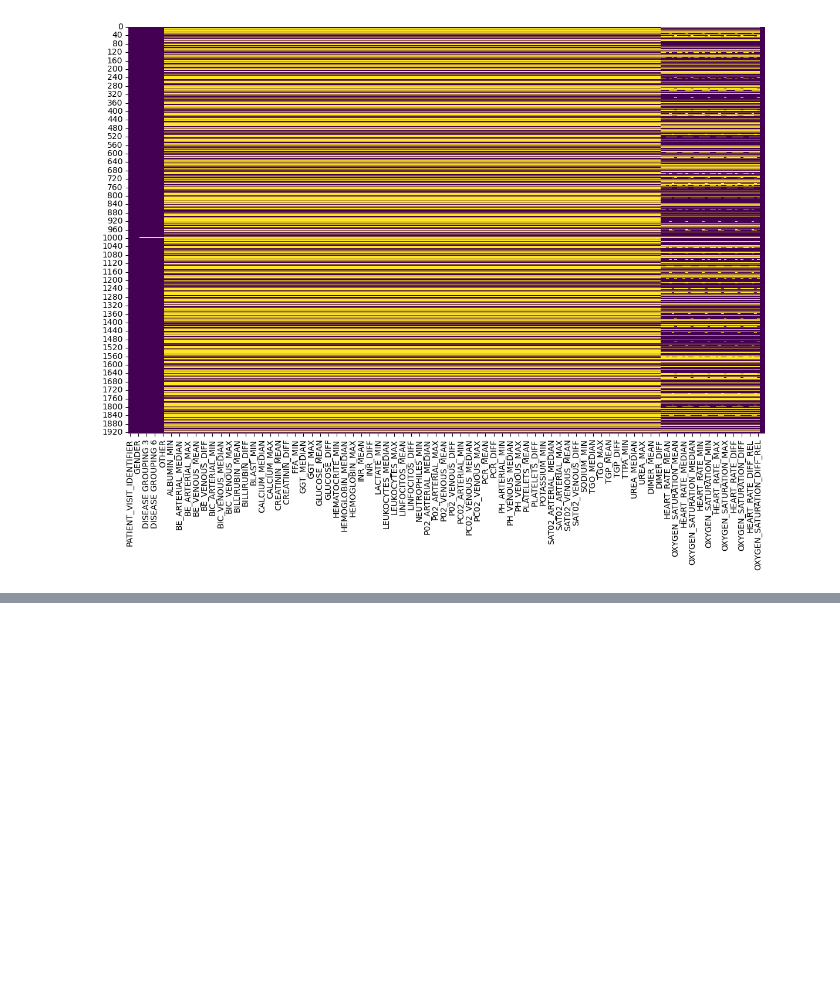
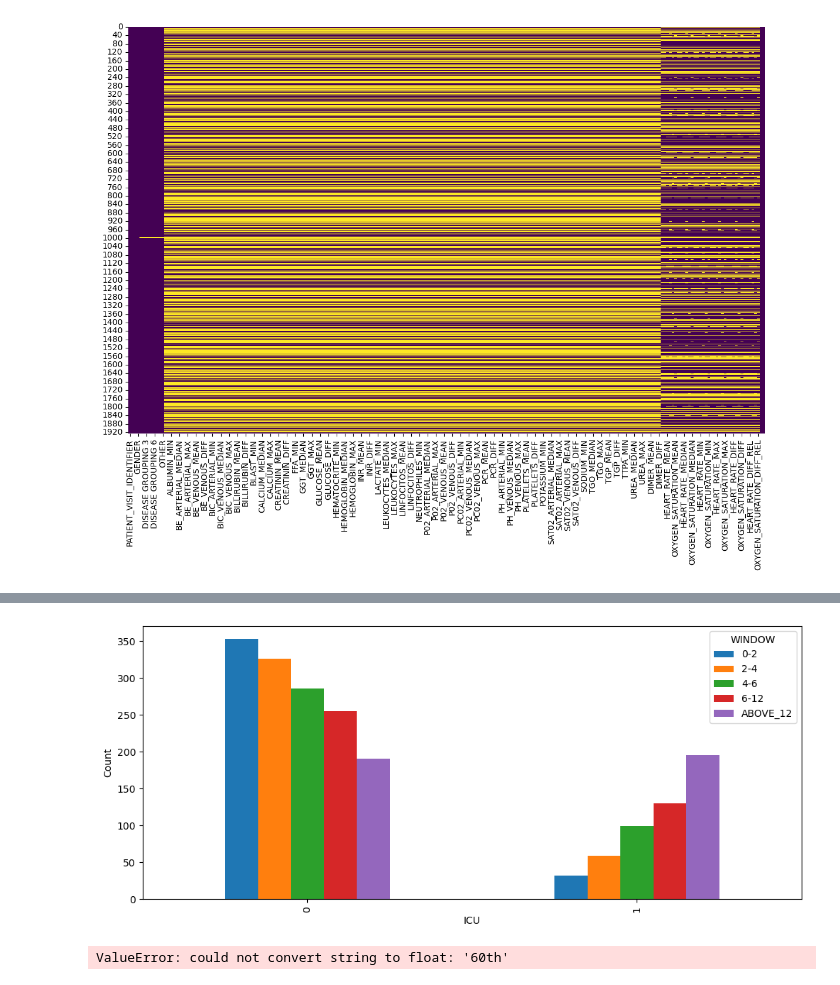
Before and after one commit to ousmannjie/Brazil-Covid19-ICU-Admission-prediction, a Jupyter notebook: covid19 ICU prediction .ipynb, the cells around one changed output, grey strips where cells are left out. Saved outputs shown, nothing was run; the diff lists cells and outputs as text; code cells hidden in the pictures; blank space fills up the shorter version.

```diff
--- a/covid19 ICU prediction .ipynb
+++ b/covid19 ICU prediction .ipynb
@@ -99,0 +136,15 @@ df.describe()
+# %%
+grouped_ICU_Admission_by_Wndow = df.groupby(['ICU', 'WINDOW']).size().unstack()
+
+grouped_ICU_Admission_by_Wndow.plot(kind='bar', figsize=(12,5))
+plt.xlabel('ICU')
+plt.ylabel('Count')
+plt.legend(title='WINDOW')
+plt.show()
+# %% [output]
+[figure, added]
+# %%
+imputer = KNNImputer(n_neighbors=5)
+imputed_df = imputer.fit_transform(df)
+# %% [output]
+ValueError: could not convert string to float: '60th'
```
Also changed, not shown: parts of 8 cells of this notebook.
